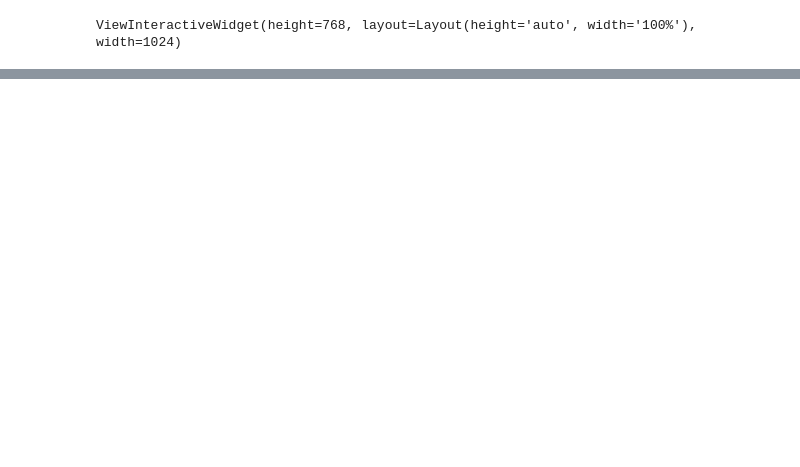
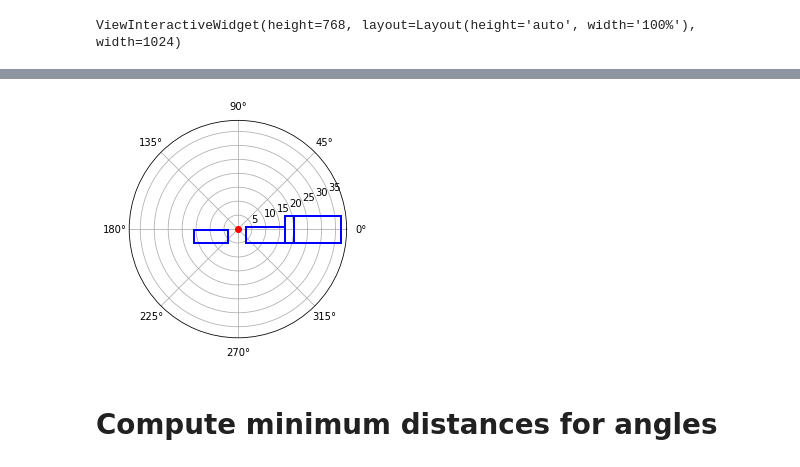
Before and after one commit to liberostelios/roads-storage, a Jupyter notebook: widths-ken.ipynb, the cells around one changed output, grey strips where cells are left out. Saved outputs shown, nothing was run; the diff lists cells and outputs as text; code cells hidden in the pictures; blank space fills up the shorter version.

```diff
--- a/widths-ken.ipynb
+++ b/widths-ken.ipynb
@@ -263,3 +247,27 @@ plt.show()
-# %%
-view_height = 5.0 # how high the viewpoint is
-angular_interval = 0.1
+# %%
+step = 0.1
+
+plt.figure(2)
+viewpoint = np.array([0, 0, view_height])
+ax = plt.subplot(111, projection='polar')
+for road_id in list(roads)[50:51]: # nice example road
+    if "slices" in roads[road_id]:
+        slice_index = 6 # nice example slice
+
+        for i in range(int(len(roads[road_id]["slices_2d"][slice_index].lines)/3)):
+            line_start = roads[road_id]["slices_2d"][slice_index].points[roads[road_id]["slices_2d"][slice_index].lines[3*i+1]]-viewpoint
+            line_end = roads[road_id]["slices_2d"][slice_index].points[roads[road_id]["slices_2d"][slice_index].lines[3*i+2]]-viewpoint
+
+            line_start_polar = [math.atan2(line_start[2], line_start[0]),
+                                math.sqrt(line_start[0]*line_start[0]+line_start[2]*line_start[2])]
+            line_end_polar = [math.atan2(line_end[2], line_end[0]),
+                                math.sqrt(line_end[0]*line_end[0]+line_end[2]*line_end[2])]
+            plt.plot([line_start_polar[0], line_end_polar[0]], [line_start_polar[1], line_end_polar[1]],
+                     'b-', lw=2)
+
+plt.plot(0.0, 0.0, 'ro')
+plt.show()
+# %% [output]
+[figure, added]
+# %% [markdown]
+# Compute minimum distances for angles
```
Also changed, not shown: parts of 2 cells of this notebook.
